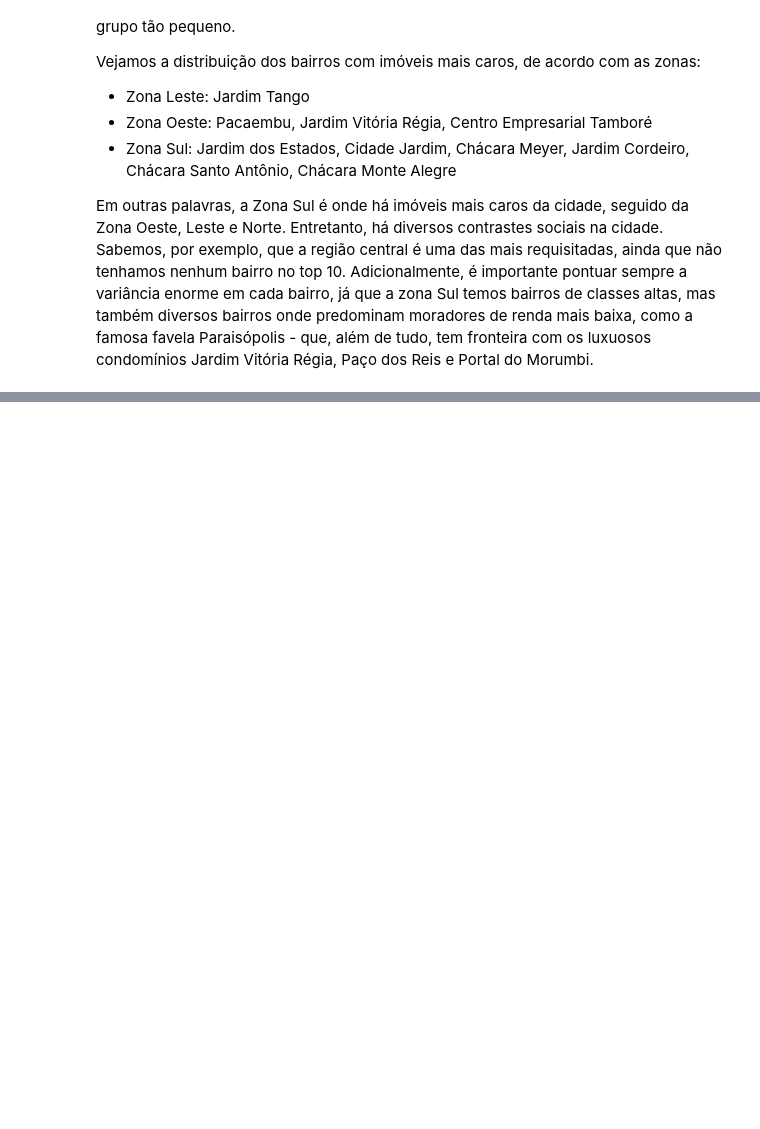
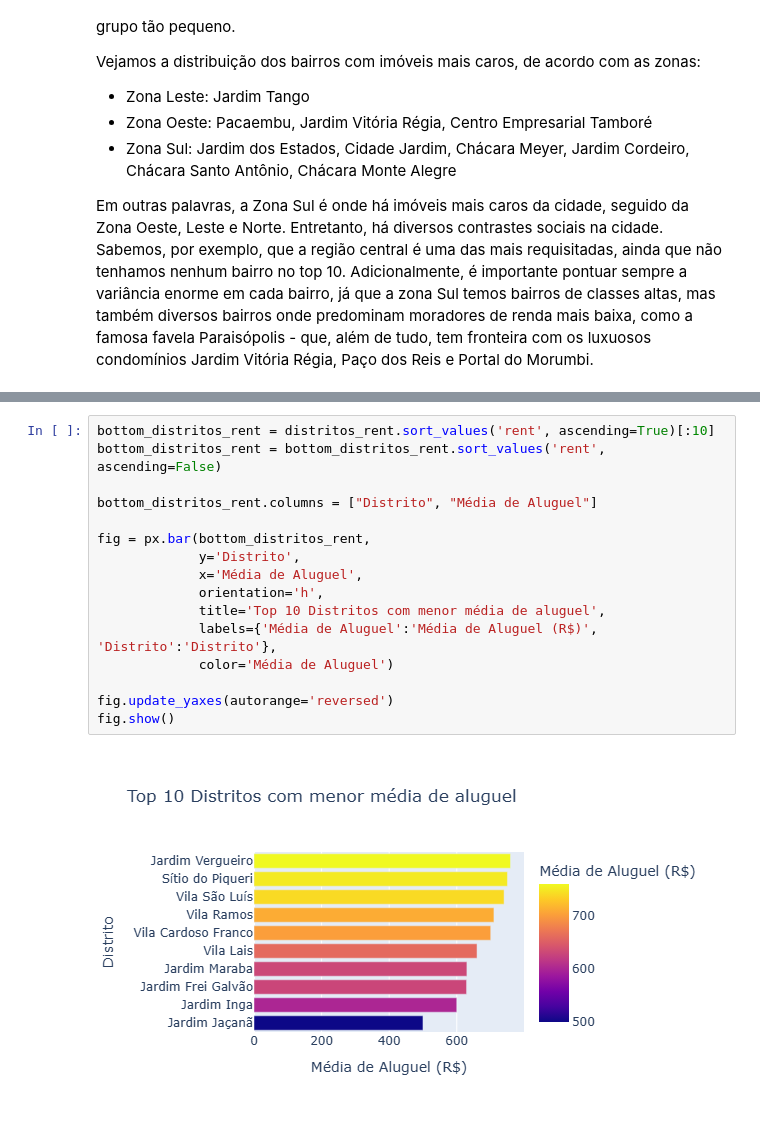
Before and after one commit to leonamcassemir0/analise-de-ponta, a Jupyter notebook: sao_paulo_housing_prices.ipynb, the cells around one changed output, grey strips where cells are left out. Saved outputs shown, nothing was run; the diff lists cells and outputs as text; blank space fills up the shorter version.

```diff
--- a/sao_paulo_housing_prices.ipynb
+++ b/sao_paulo_housing_prices.ipynb
@@ -682,0 +699,18 @@ Adicionalmente, é importante pontuar sempre a variância enorme em cada bairro,
+# %%
+bottom_distritos_rent = distritos_rent.sort_values('rent', ascending=True)[:10]
+bottom_distritos_rent = bottom_distritos_rent.sort_values('rent', ascending=False)
+
+bottom_distritos_rent.columns = ["Distrito", "Média de Aluguel"]
+
+fig = px.bar(bottom_distritos_rent,
+             y='Distrito',
+             x='Média de Aluguel',
+             orientation='h',
+             title='Top 10 Distritos com menor média de aluguel',
+             labels={'Média de Aluguel':'Média de Aluguel (R$)', 'Distrito':'Distrito'},
+             color='Média de Aluguel')
+
+fig.update_yaxes(autorange='reversed')
+fig.show()
+# %% [output]
+[figure, added]
```
Also changed, not shown: parts of 17 cells of this notebook.
